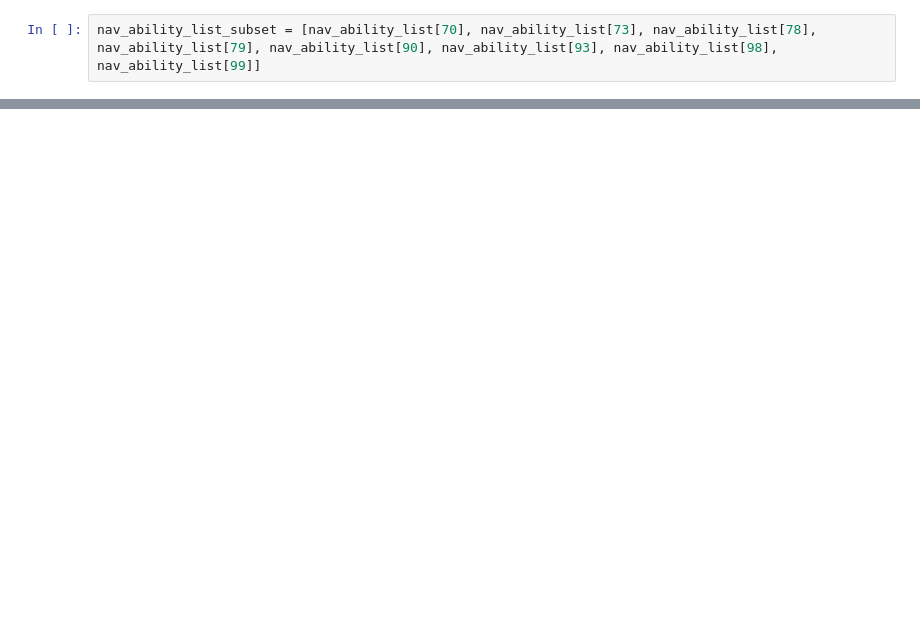
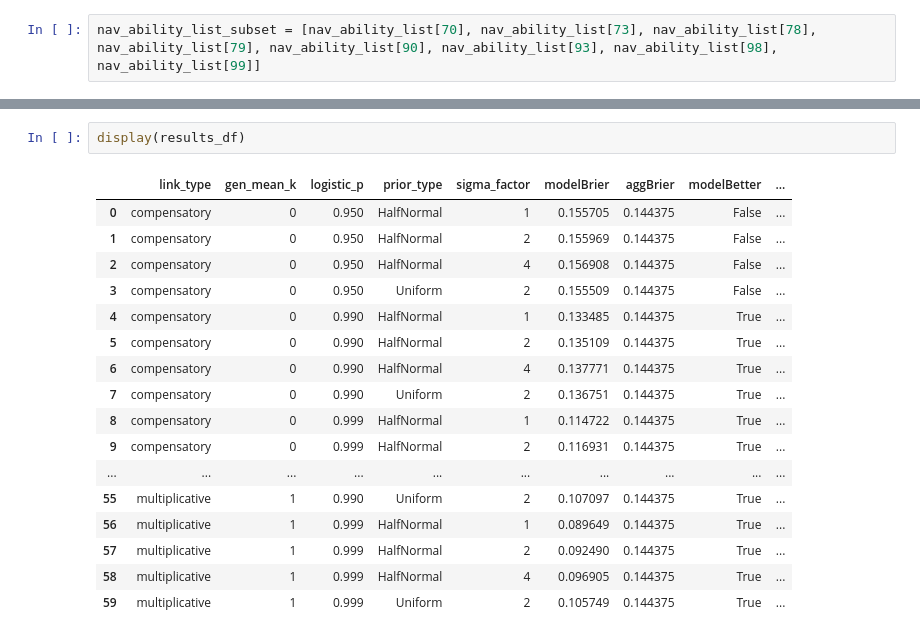
Before and after one commit to Kinds-of-Intelligence-CFI/measurement-layouts, a Jupyter notebook: basic_measurement_layout/basic_measurement_layout.ipynb, the cells around one changed output, grey strips where cells are left out. Saved outputs shown, nothing was run; the diff lists cells and outputs as text; blank space fills up the shorter version.

```diff
--- a/basic_measurement_layout/basic_measurement_layout.ipynb
+++ b/basic_measurement_layout/basic_measurement_layout.ipynb
@@ -243,0 +377,20 @@ array([<Axes: title={'center': '95.0% HDI'}>], dtype=object)
+# %%
+display(results_df)
+# %% [output]
+|  | link_type | gen_mean_k | logistic_p | prior_type | sigma_factor | modelBrier | aggBrier | modelBetter | ... |
+| 0 | compensatory | 0 | 0.950 | HalfNormal | 1 | 0.155705 | 0.144375 | False | ... |
+| 1 | compensatory | 0 | 0.950 | HalfNormal | 2 | 0.155969 | 0.144375 | False | ... |
+| 2 | compensatory | 0 | 0.950 | HalfNormal | 4 | 0.156908 | 0.144375 | False | ... |
+| 3 | compensatory | 0 | 0.950 | Uniform | 2 | 0.155509 | 0.144375 | False | ... |
+| 4 | compensatory | 0 | 0.990 | HalfNormal | 1 | 0.133485 | 0.144375 | True | ... |
+| 5 | compensatory | 0 | 0.990 | HalfNormal | 2 | 0.135109 | 0.144375 | True | ... |
+| 6 | compensatory | 0 | 0.990 | HalfNormal | 4 | 0.137771 | 0.144375 | True | ... |
+| 7 | compensatory | 0 | 0.990 | Uniform | 2 | 0.136751 | 0.144375 | True | ... |
+| 8 | compensatory | 0 | 0.999 | HalfNormal | 1 | 0.114722 | 0.144375 | True | ... |
+| 9 | compensatory | 0 | 0.999 | HalfNormal | 2 | 0.116931 | 0.144375 | True | ... |
+| ... | ... | ... | ... | ... | ... | ... | ... | ... | ... |
+| 55 | multiplicative | 1 | 0.990 | Uniform | 2 | 0.107097 | 0.144375 | True | ... |
+| 56 | multiplicative | 1 | 0.999 | HalfNormal | 1 | 0.089649 | 0.144375 | True | ... |
+| 57 | multiplicative | 1 | 0.999 | HalfNormal | 2 | 0.092490 | 0.144375 | True | ... |
+| 58 | multiplicative | 1 | 0.999 | HalfNormal | 4 | 0.096905 | 0.144375 | True | ... |
+| 59 | multiplicative | 1 | 0.999 | Uniform | 2 | 0.105749 | 0.144375 | True | ... |
```
Also changed, not shown: parts of 7 cells of this notebook.
